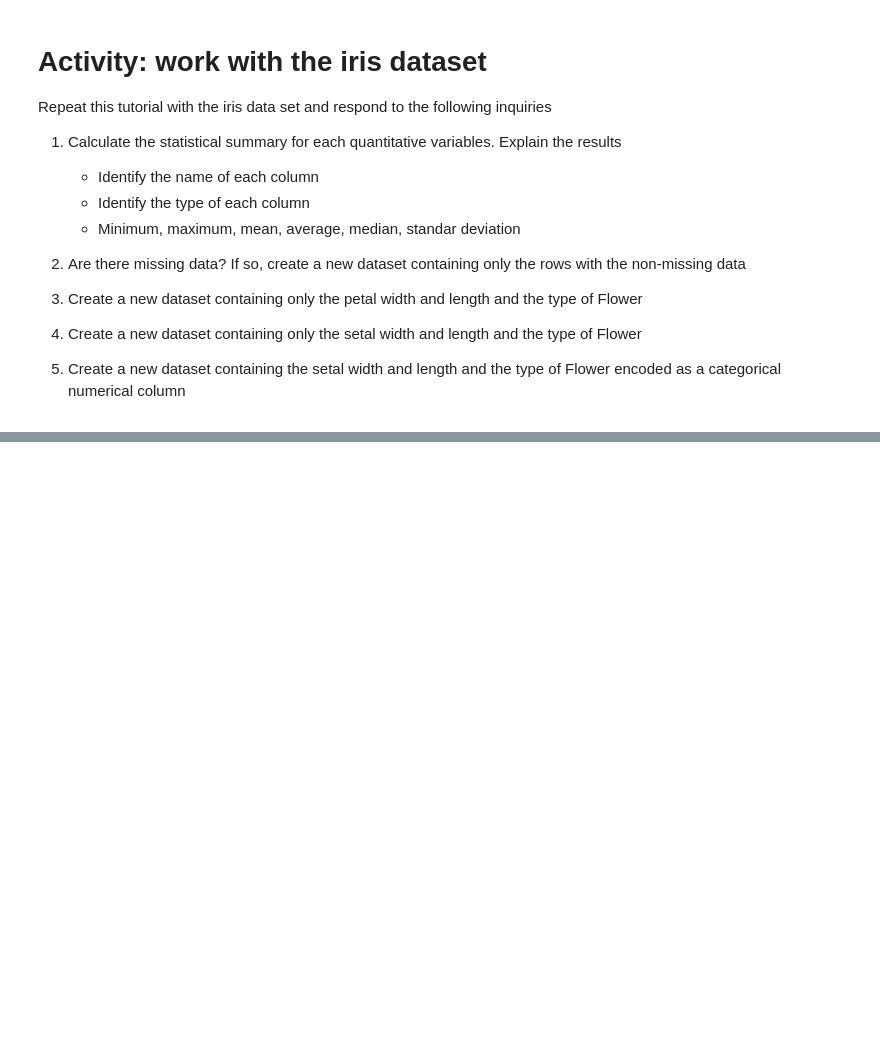
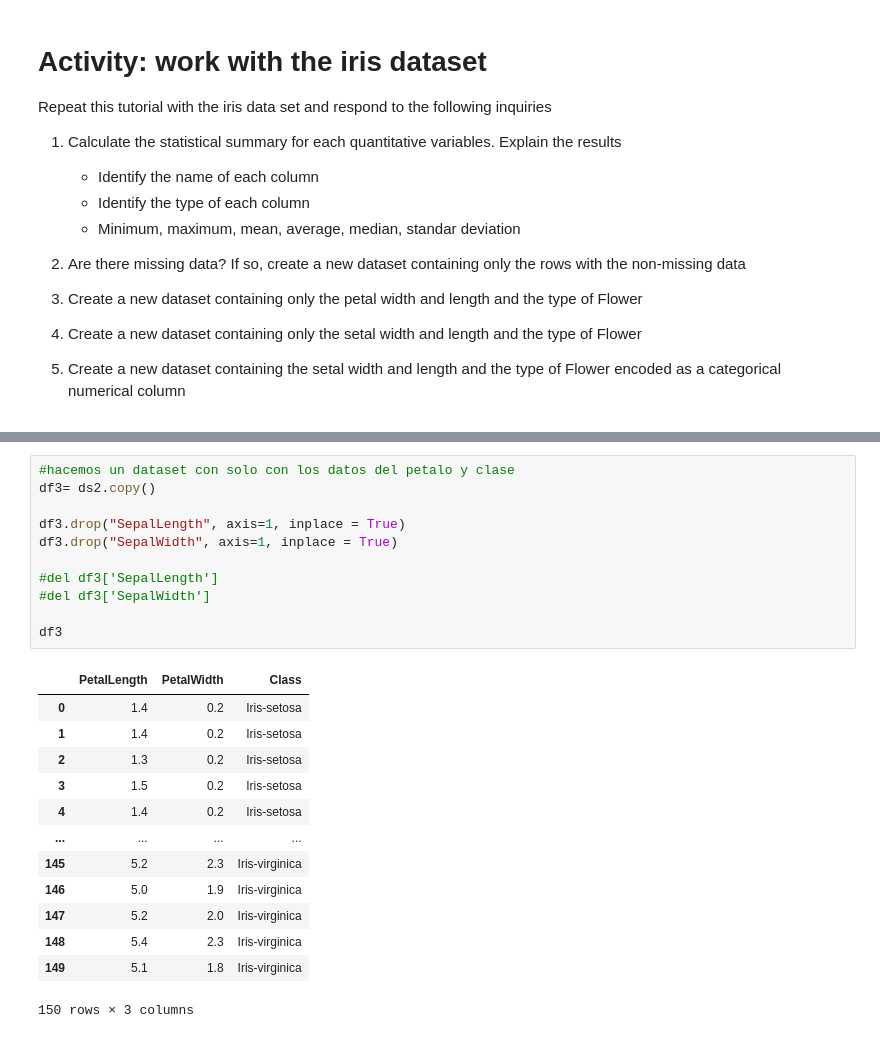
Before and after one commit to NataliaVg/TC1002S, a Jupyter notebook: AD21/A00369832/A2_DataManagmentCartwheel.ipynb, the cells around one changed output, grey strips where cells are left out. Saved outputs shown, nothing was run; the diff lists cells and outputs as text; blank space fills up the shorter version.

```diff
--- a/AD21/A00369832/A2_DataManagmentCartwheel.ipynb
+++ b/AD21/A00369832/A2_DataManagmentCartwheel.ipynb
@@ -721,0 +784,25 @@ Repeat this tutorial with the iris data set and respond to the following inquiri
+# %%
+#hacemos un dataset con solo con los datos del petalo y clase
+df3= ds2.copy()
+
+df3.drop("SepalLength", axis=1, inplace = True)
+df3.drop("SepalWidth", axis=1, inplace = True)
+
+#del df3['SepalLength']
+#del df3['SepalWidth']
+
+df3
+# %% [output]
+|  | PetalLength | PetalWidth | Class |
+| 0 | 1.4 | 0.2 | Iris-setosa |
+| 1 | 1.4 | 0.2 | Iris-setosa |
+| 2 | 1.3 | 0.2 | Iris-setosa |
+| 3 | 1.5 | 0.2 | Iris-setosa |
+| 4 | 1.4 | 0.2 | Iris-setosa |
+| ... | ... | ... | ... |
+| 145 | 5.2 | 2.3 | Iris-virginica |
+| 146 | 5.0 | 1.9 | Iris-virginica |
+| 147 | 5.2 | 2.0 | Iris-virginica |
+| 148 | 5.4 | 2.3 | Iris-virginica |
+| 149 | 5.1 | 1.8 | Iris-virginica |
+150 rows × 3 columns
```
Also changed, not shown: parts of 11 cells of this notebook.
